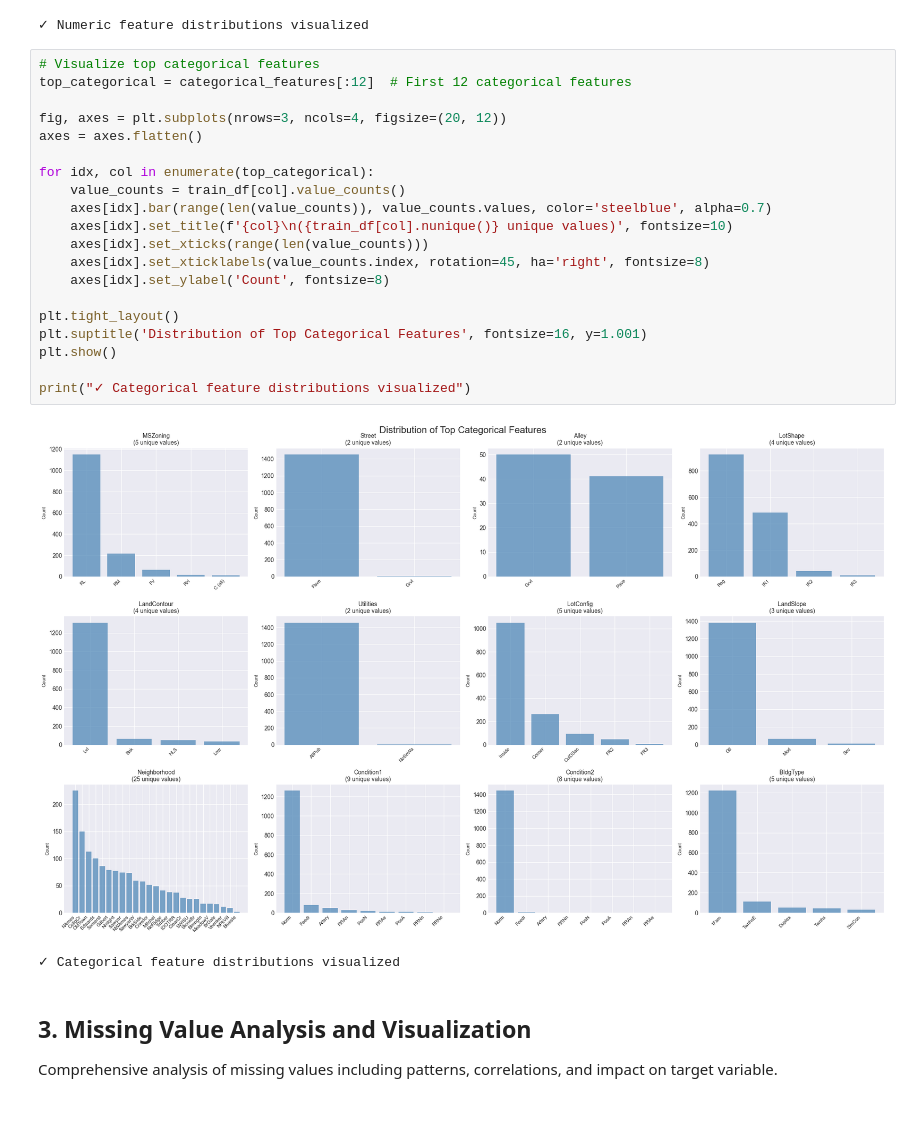
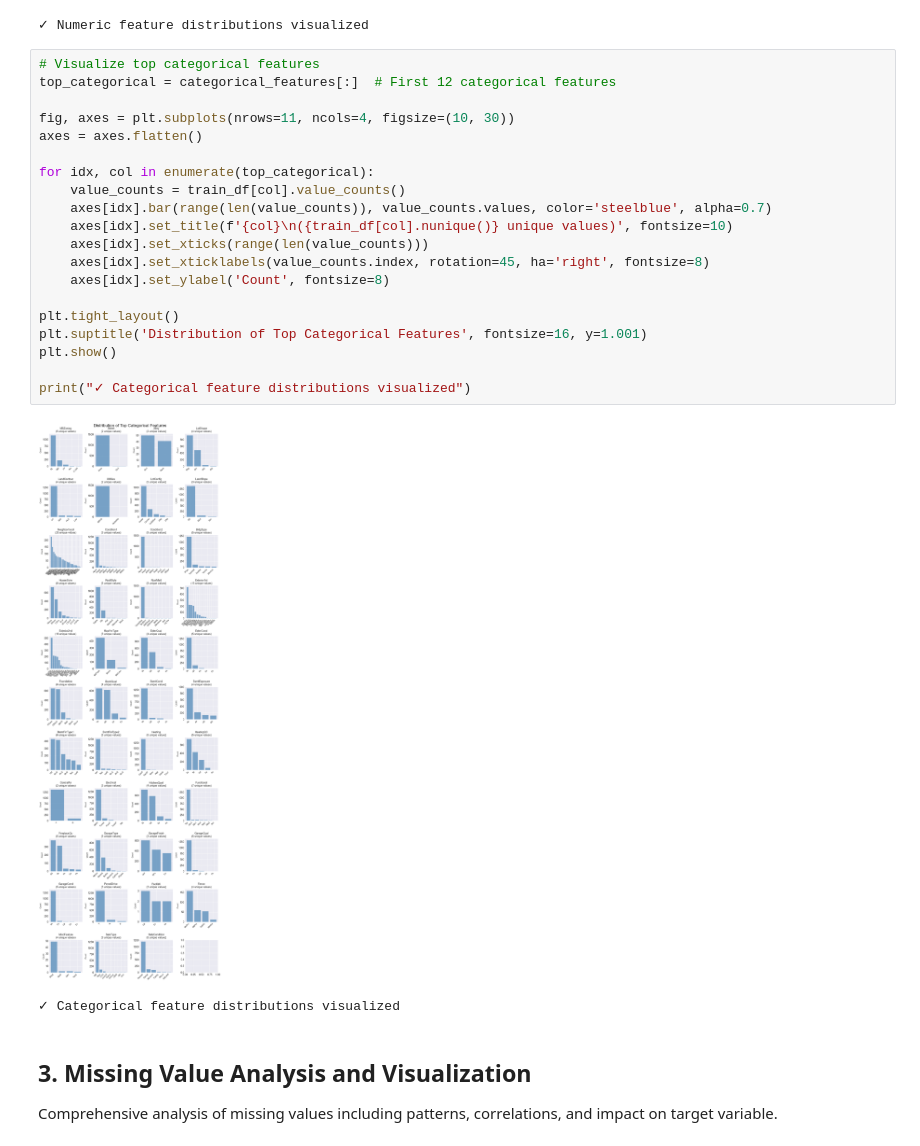
Before and after one commit to hoa2004st/House-Price-in-Ames-Prediction-and-Explaination, a Jupyter notebook: nb1.ipynb, the cells around one changed output. Drawn from its saved outputs; the diff is of its cells as text; blank space fills up the shorter version.

```diff
--- a/nb1.ipynb
+++ b/nb1.ipynb
@@ -304,26 +304,26 @@ print("✓ Numeric feature distributions visualized")
 ✓ Numeric feature distributions visualized
 # %%
 # Visualize top categorical features
-top_categorical = categorical_features[:12]  # First 12 categorical features
+top_categorical = categorical_features[:]  # First 12 categorical features
 
-fig, axes = plt.subplots(nrows=3, ncols=4, figsize=(20, 12))
+fig, axes = plt.subplots(nrows=11, ncols=4, figsize=(10, 30))
 axes = axes.flatten()
 
 for idx, col in enumerate(top_categorical):
     value_counts = train_df[col].value_counts()
     axes[idx].bar(range(len(value_counts)), value_counts.values, color='steelblue', alpha=0.7)
     axes[idx].set_title(f'{col}\n({train_df[col].nunique()} unique values)', fontsize=10)
     axes[idx].set_xticks(range(len(value_counts)))
     axes[idx].set_xticklabels(value_counts.index, rotation=45, ha='right', fontsize=8)
     axes[idx].set_ylabel('Count', fontsize=8)
 
 plt.tight_layout()
 plt.suptitle('Distribution of Top Categorical Features', fontsize=16, y=1.001)
 plt.show()
 
 print("✓ Categorical feature distributions visualized")
 # %% [output]
-[figure, old version]
+[figure, new version]
 ✓ Categorical feature distributions visualized
 # %% [markdown]
 <a id="section3"></a>
```
Also changed, not shown: parts of 5 cells of this notebook, 20 other files.
